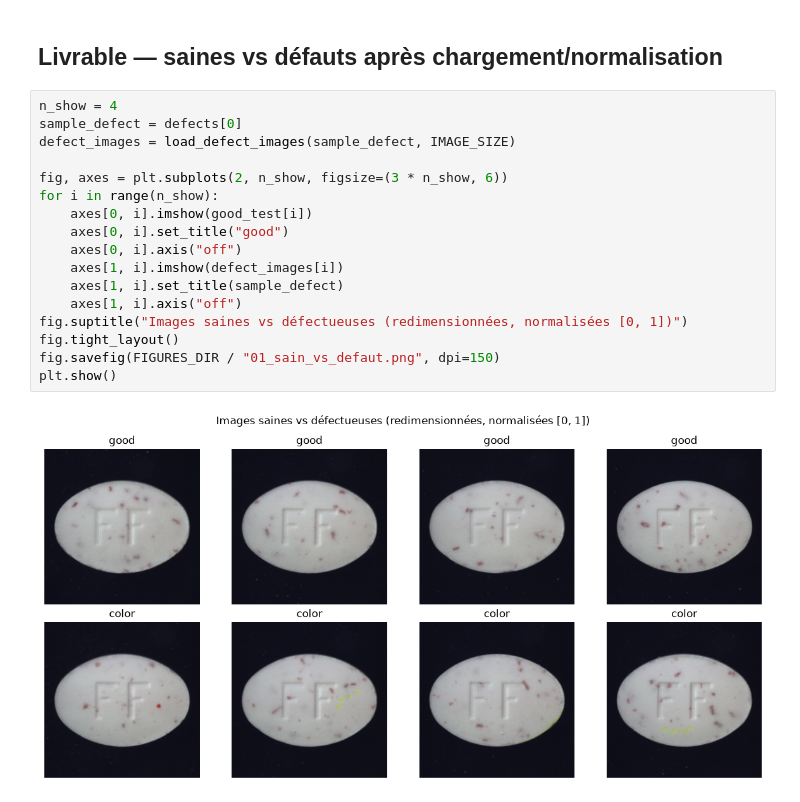
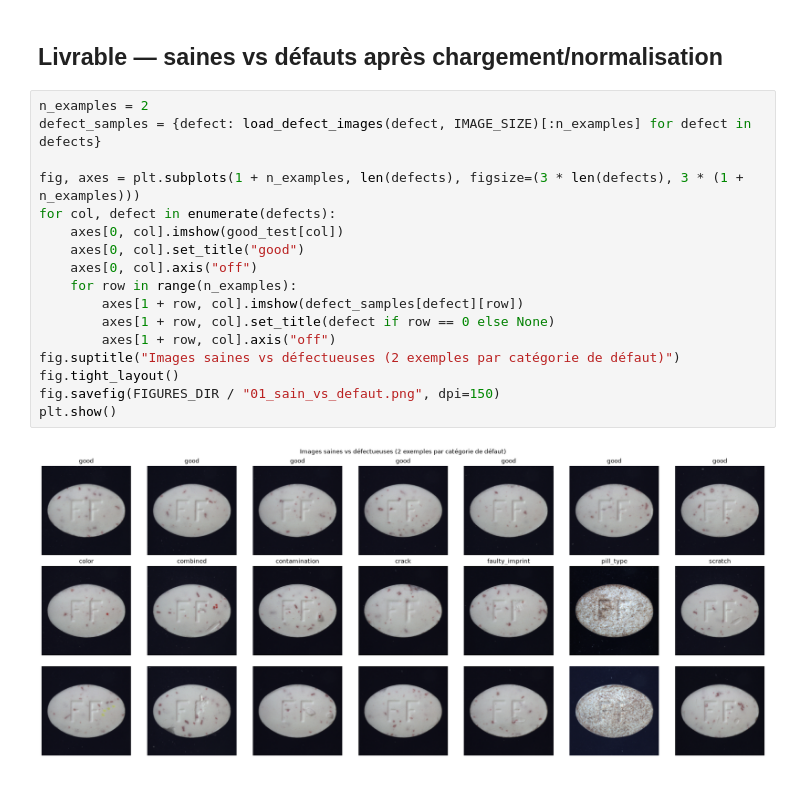
Before and after one commit to palauzet/AELION_Deep_Learning_IA, a Jupyter notebook: notebooks/01_chargement_donnees.ipynb, the cells around one changed output. Drawn from its saved outputs; the diff is of its cells as text.

```diff
--- a/notebooks/01_chargement_donnees.ipynb
+++ b/notebooks/01_chargement_donnees.ipynb
@@ -35,21 +35,21 @@ min=0.016 max=0.969 dtype=float32
 # %% [markdown]
 ## Livrable — saines vs défauts après chargement/normalisation
 # %%
-n_show = 4
-sample_defect = defects[0]
-defect_images = load_defect_images(sample_defect, IMAGE_SIZE)
+n_examples = 2
+defect_samples = {defect: load_defect_images(defect, IMAGE_SIZE)[:n_examples] for defect in defects}
 
-fig, axes = plt.subplots(2, n_show, figsize=(3 * n_show, 6))
-for i in range(n_show):
-    axes[0, i].imshow(good_test[i])
-    axes[0, i].set_title("good")
-    axes[0, i].axis("off")
-    axes[1, i].imshow(defect_images[i])
-    axes[1, i].set_title(sample_defect)
-    axes[1, i].axis("off")
-fig.suptitle("Images saines vs défectueuses (redimensionnées, normalisées [0, 1])")
+fig, axes = plt.subplots(1 + n_examples, len(defects), figsize=(3 * len(defects), 3 * (1 + n_examples)))
+for col, defect in enumerate(defects):
+    axes[0, col].imshow(good_test[col])
+    axes[0, col].set_title("good")
+    axes[0, col].axis("off")
+    for row in range(n_examples):
+        axes[1 + row, col].imshow(defect_samples[defect][row])
+        axes[1 + row, col].set_title(defect if row == 0 else None)
+        axes[1 + row, col].axis("off")
+fig.suptitle("Images saines vs défectueuses (2 exemples par catégorie de défaut)")
 fig.tight_layout()
 fig.savefig(FIGURES_DIR / "01_sain_vs_defaut.png", dpi=150)
 plt.show()
 # %% [output]
-[figure, old version]
+[figure, new version]
```
Also changed, not shown: 1 other file.
